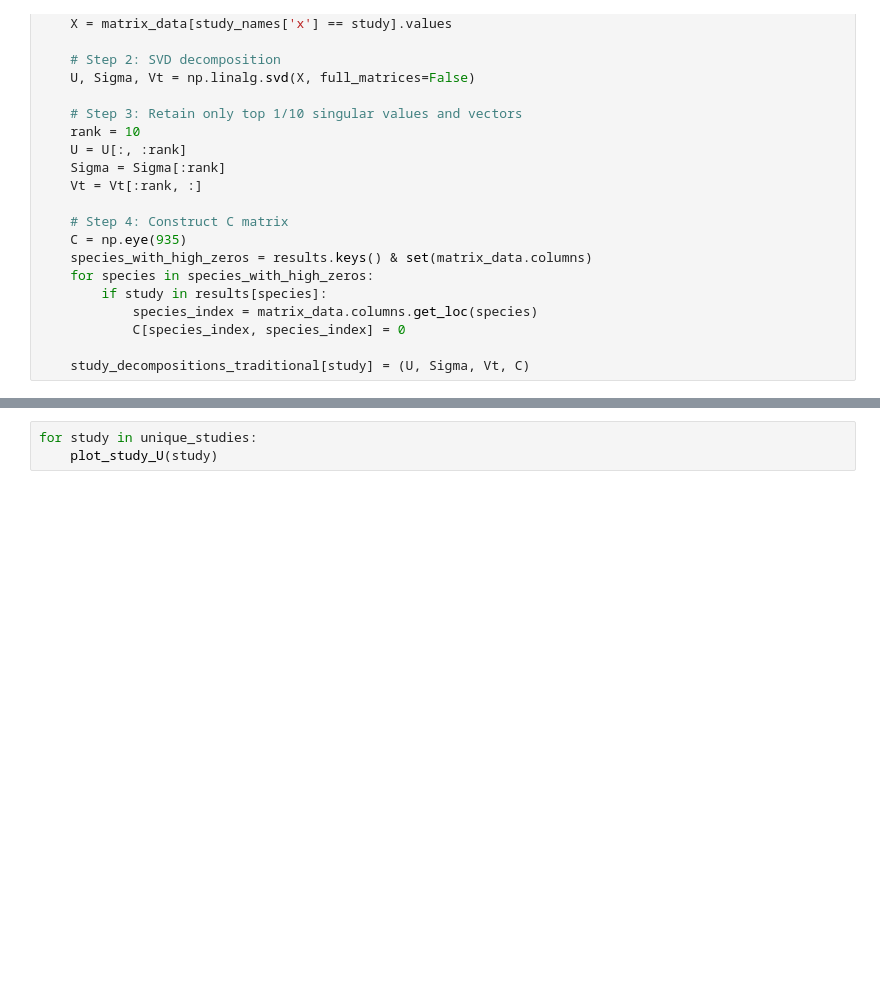
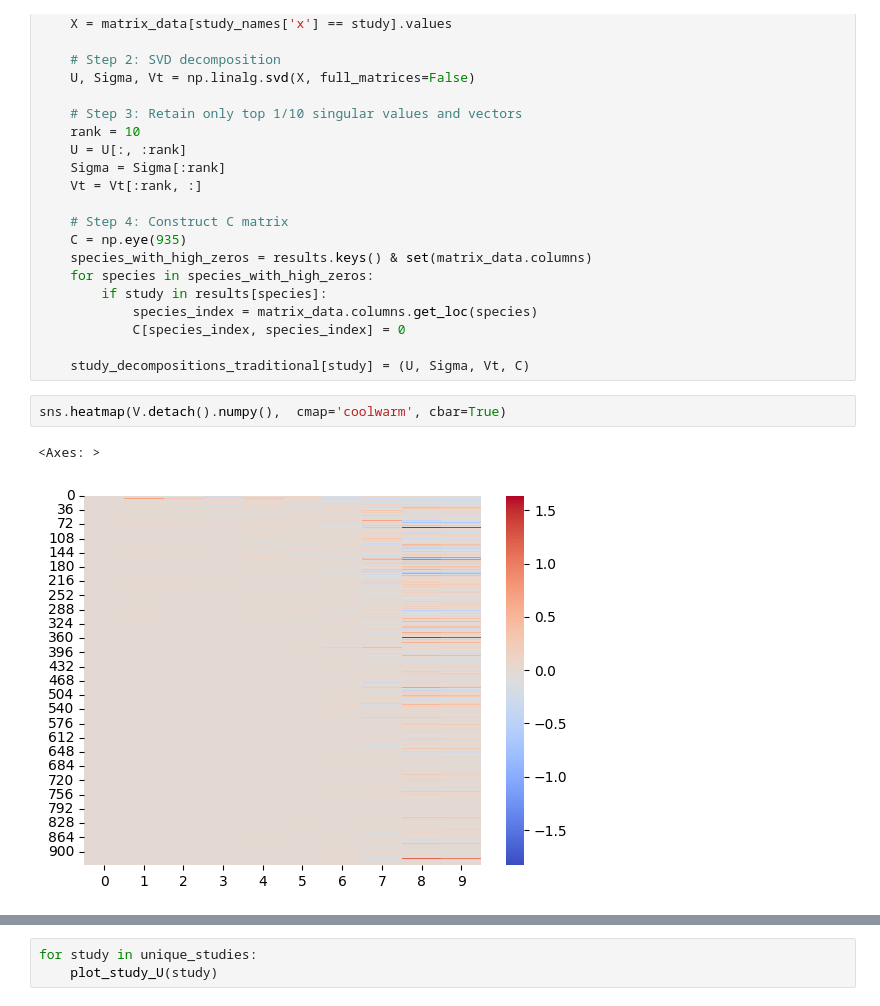
Before and after one commit to ysc12451/curatedMetagenomicDataAnalyses, a Jupyter notebook: notebook/CRC_visz.ipynb, the cells around one changed output, grey strips where cells are left out. Cells and saved outputs as stored; diff of their text form; blank space fills up the shorter version.

```diff
--- a/notebook/CRC_visz.ipynb
+++ b/notebook/CRC_visz.ipynb
@@ -135,3 +162,8 @@ for study in unique_studies:
             C[species_index, species_index] = 0
 
     study_decompositions_traditional[study] = (U, Sigma, Vt, C)
+# %%
+sns.heatmap(V.detach().numpy(),  cmap='coolwarm', cbar=True)
+# %% [output]
+<Axes: >
+[figure, added]
```
Also changed, not shown: parts of 6 cells of this notebook.
